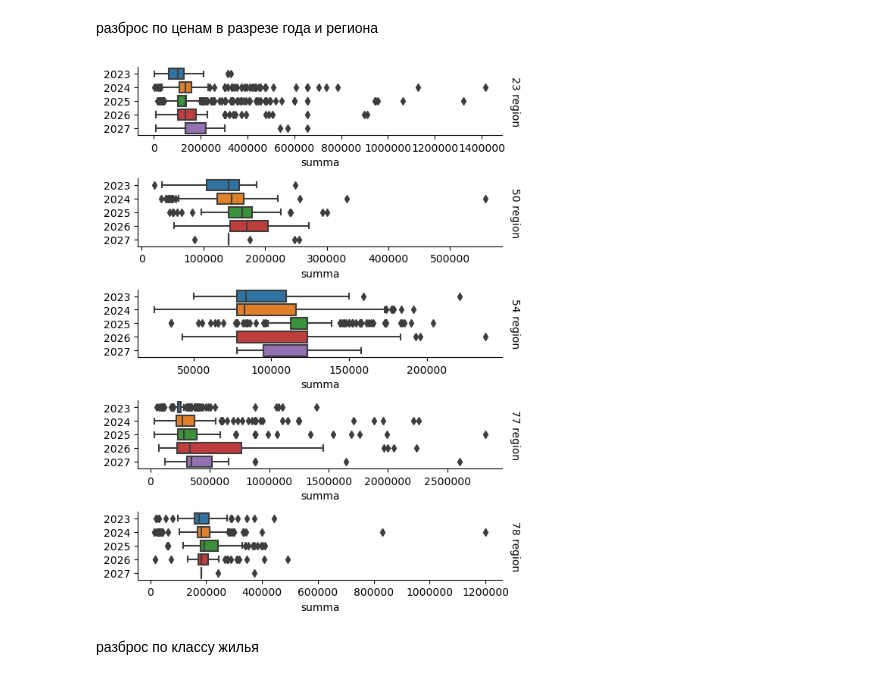
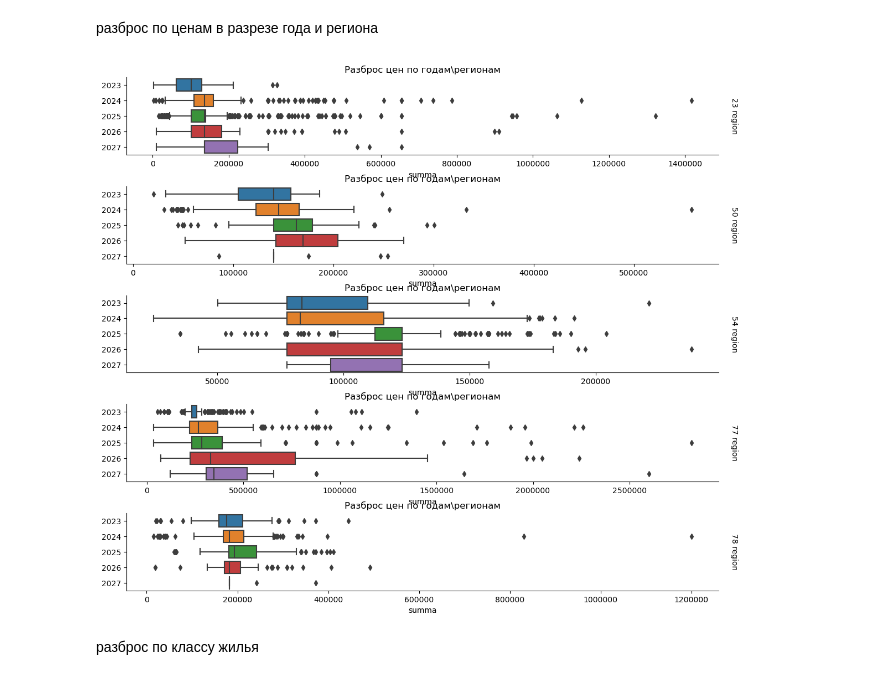
Before and after one commit to AlbrtKrd/DS_Reebot, a Jupyter notebook: Lessons_3_4/lesson_3&4.ipynb, the cells around one changed output. Cells and saved outputs as stored; diff of their text form; code cells hidden in the pictures.

```diff
--- a/Lessons_3_4/lesson_3&4.ipynb
+++ b/Lessons_3_4/lesson_3&4.ipynb
@@ -282,17 +270,17 @@ sns.catplot(
 # %%
 g = sns.catplot(
     data=df,
     x="avg_price", y="year", row="region",
     kind="box", orient="h",order=year_check,
     sharex=False, margin_titles=True,
-    height=1.5, aspect=4,
+    height=2, aspect=6,
 )
-g.set(xlabel="summa", ylabel="")
+g.set(xlabel="summa", ylabel="",title='Разброс цен по годам\регионам')
 g.set_titles(row_template="{row_name} region")
 for ax in g.axes.flat:
     ax.xaxis.set_major_formatter('{x:.0f}')
 # %% [output]
-[figure, old version]
+[figure, new version]
 # %% [markdown]
 разброс по классу жилья
 # %%
```
Also changed, not shown: parts of 8 cells of this notebook, 1 other file.
